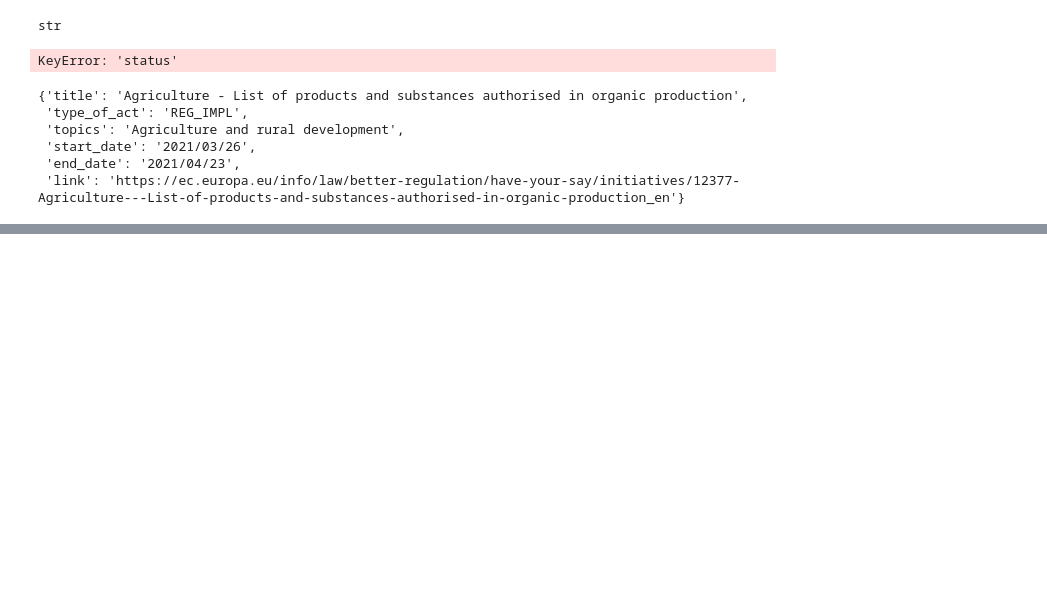
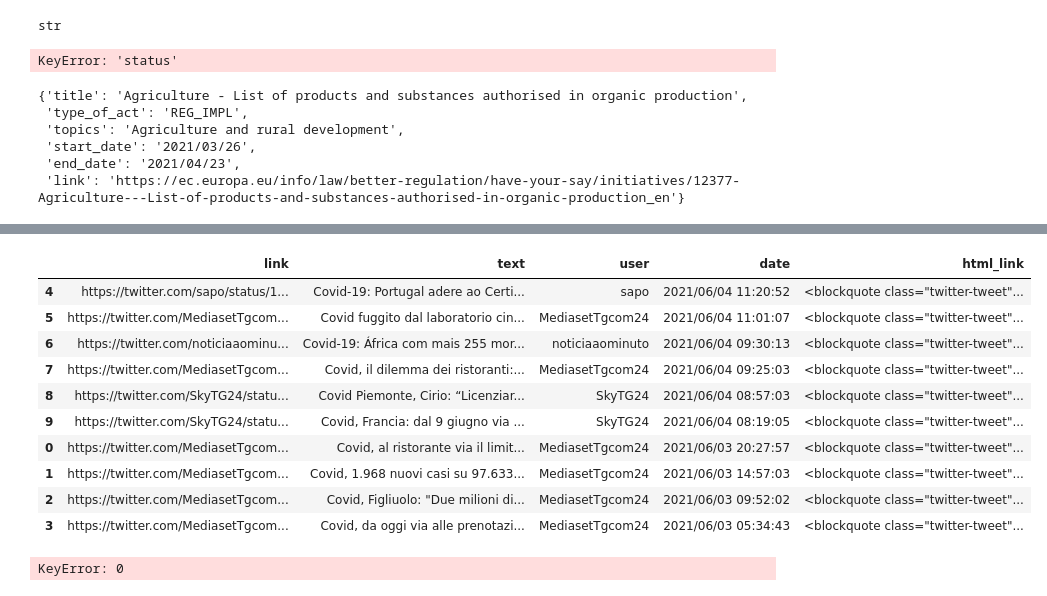
Before and after one commit to EstefaniaVB/LexAI, a Jupyter notebook: notebooks/Streamlit.ipynb, the cells around one changed output, grey strips where cells are left out. Cells and saved outputs as stored; diff of their text form; code cells hidden in the pictures; blank space fills up the shorter version.

```diff
--- a/notebooks/Streamlit.ipynb
+++ b/notebooks/Streamlit.ipynb
@@ -72,3 +77,13 @@ consults[str(0)]
  'start_date': '2021/03/26',
  'end_date': '2021/04/23',
  'link': 'https://ec.europa.eu/info/law/better-regulation/have-your-say/initiatives/12377-Agriculture---List-of-products-and-substances-authorised-in-organic-production_en'}
+# %%
+lexai_eurlex_url = "http://127.0.0.1:8000/query"
+consults_params=dict(query=query,index='twitter_press',n=50)
+press = requests.get(lexai_eurlex_url,params=consults_params).json()
+for i in press:
+    st.write('Title: ',consults[i]['title'])
+    st.write('Type of act: ',consults[i]['type_of_act'])
+    st.write('Start date: ',consults[i]['start_date'])
+    st.write('End date: ',consults[i]['end_date'])
+    st.write('Link: ',consults[i]['link'])
@@ -74,0 +110,38 @@ consults[str(0)]
+# %%
+query="covid"
+# %%
+def get_news():
+    consult_params=dict(query=query,index='twitter_press',n=10)
+    press = requests.get(lexai_eurlex_url,params=consult_params).json()
+    info=[]
+    for i in press:
+        link = press[i]["link"]
+        text= press[i]["text"]
+        user= press[i]["user"]
+        date= press[i]["date"]
+        html_link = f'<blockquote class="twitter-tweet"><p lang="en" dir="ltr">{text}.<a href={link}</a></p>&mdash; {user} (@{user}) <a href={link}>{date}</a></blockquote> <script async src="https://platform.twitter.com/widgets.js" charset="utf-8"></script>'
+        info.append({"link":link,"text":text,"user":user,"date":date,"html_link":html_link})
+    return pd.DataFrame(info).sort_values(by="date", ascending=False)
+# %%
+info= get_news()
+# %%
+info
+# %% [output]
+|  | link | text | user | date | html_link |
+| 4 | https://twitter.com/sapo/status/1... | Covid-19: Portugal adere ao Certi... | sapo | 2021/06/04 11:20:52 | <blockquote class="twitter-tweet"... |
+| 5 | https://twitter.com/MediasetTgcom... | Covid fuggito dal laboratorio cin... | MediasetTgcom24 | 2021/06/04 11:01:07 | <blockquote class="twitter-tweet"... |
+| 6 | https://twitter.com/noticiaaominu... | Covid-19: África com mais 255 mor... | noticiaaominuto | 2021/06/04 09:30:13 | <blockquote class="twitter-tweet"... |
+| 7 | https://twitter.com/MediasetTgcom... | Covid, il dilemma dei ristoranti:... | MediasetTgcom24 | 2021/06/04 09:25:03 | <blockquote class="twitter-tweet"... |
+| 8 | https://twitter.com/SkyTG24/statu... | Covid Piemonte, Cirio: “Licenziar... | SkyTG24 | 2021/06/04 08:57:03 | <blockquote class="twitter-tweet"... |
+| 9 | https://twitter.com/SkyTG24/statu... | Covid, Francia: dal 9 giugno via ... | SkyTG24 | 2021/06/04 08:19:05 | <blockquote class="twitter-tweet"... |
+| 0 | https://twitter.com/MediasetTgcom... | Covid, al ristorante via il limit... | MediasetTgcom24 | 2021/06/03 20:27:57 | <blockquote class="twitter-tweet"... |
+| 1 | https://twitter.com/MediasetTgcom... | Covid, 1.968 nuovi casi su 97.633... | MediasetTgcom24 | 2021/06/03 14:57:03 | <blockquote class="twitter-tweet"... |
+| 2 | https://twitter.com/MediasetTgcom... | Covid, Figliuolo: "Due milioni di... | MediasetTgcom24 | 2021/06/03 09:52:02 | <blockquote class="twitter-tweet"... |
+| 3 | https://twitter.com/MediasetTgcom... | Covid, da oggi via alle prenotazi... | MediasetTgcom24 | 2021/06/03 05:34:43 | <blockquote class="twitter-tweet"... |
+# %%
+#sorting the tweets by date
+dates= []
+for tweet in range(len(info)):
+    dates.append(info[tweet]["date"])
+# %% [output]
+KeyError: 0
```
Also changed, not shown: parts of 8 cells of this notebook, 2 other files.
